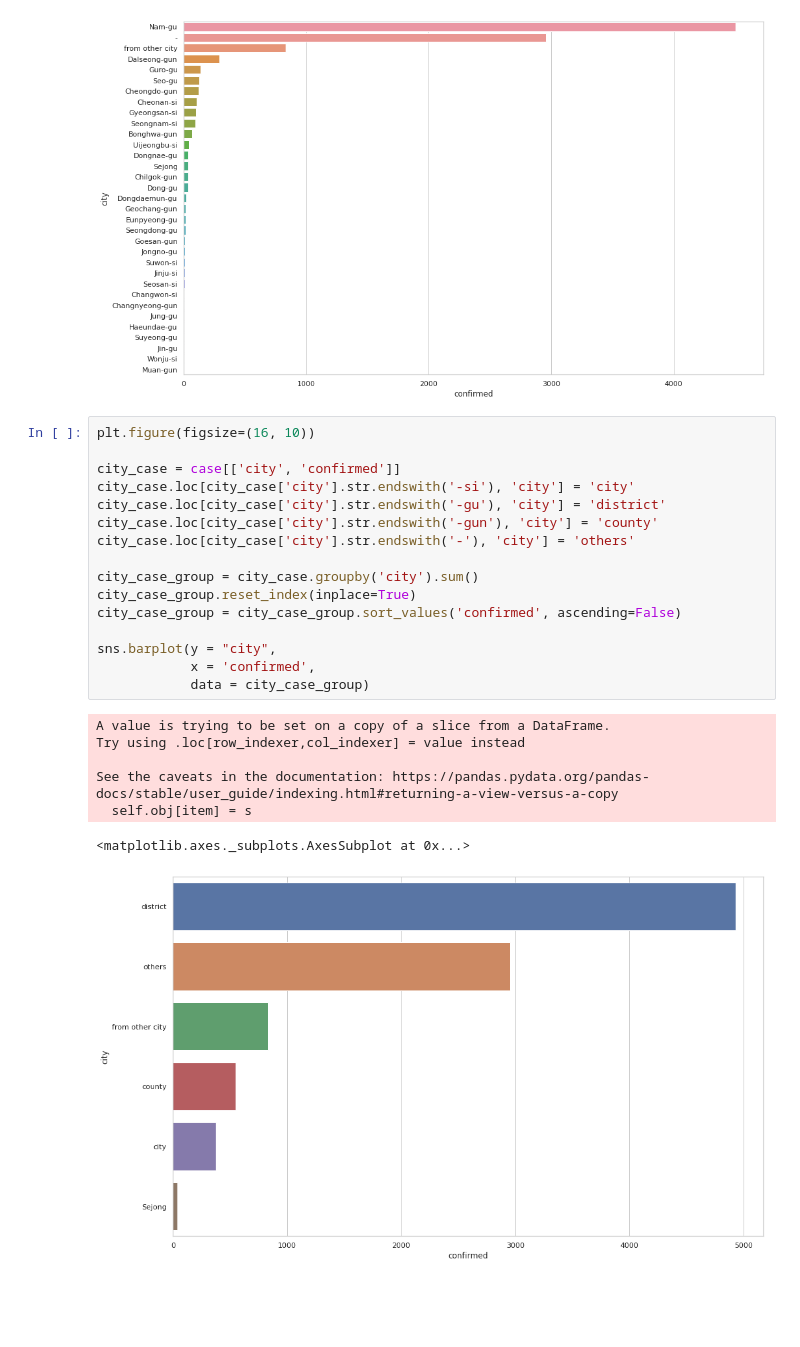
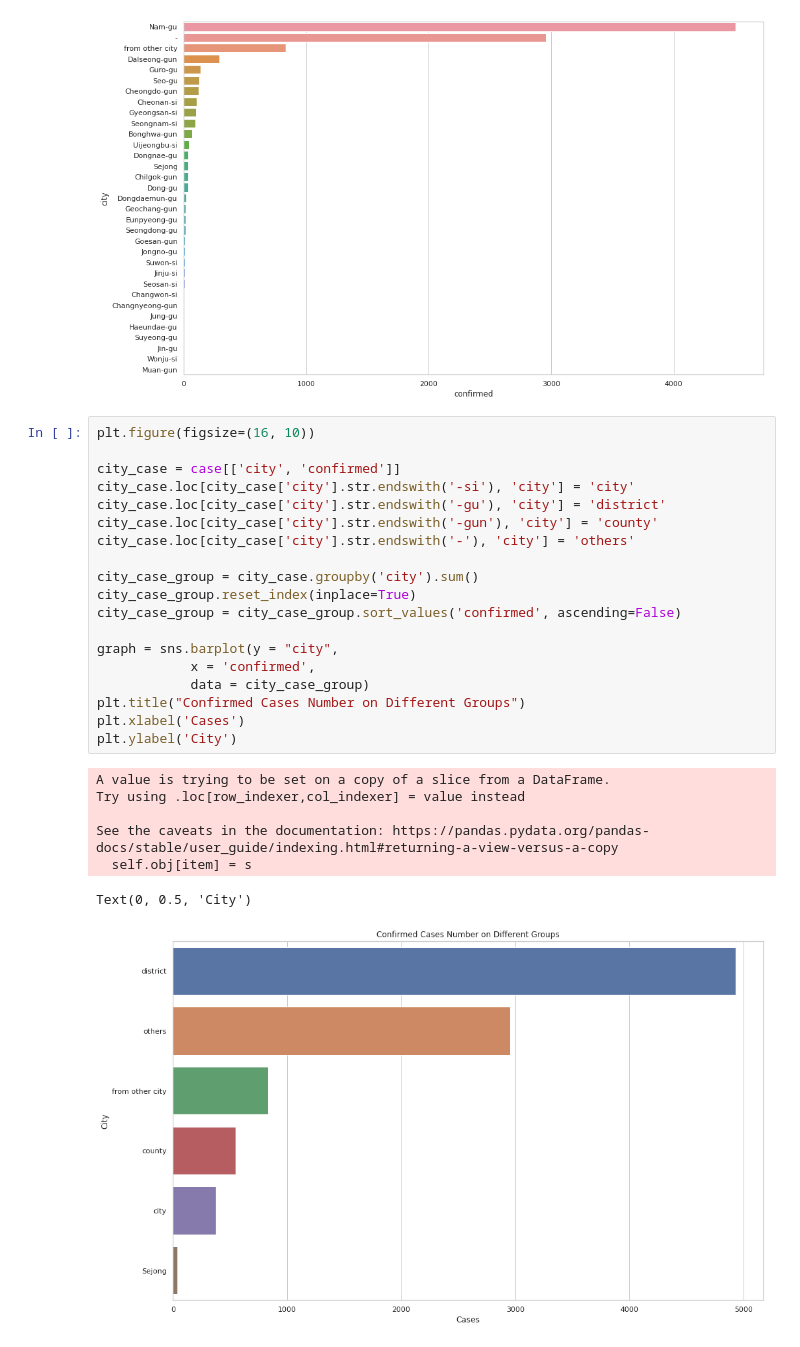
Before and after one commit to chitinglow/Covid19, a Jupyter notebook: COVID19_Exploratory_Analysis.ipynb, the cells around one changed output. Saved outputs shown, nothing was run; the diff lists cells and outputs as text; blank space fills up the shorter version.

```diff
--- a/COVID19_Exploratory_Analysis.ipynb
+++ b/COVID19_Exploratory_Analysis.ipynb
@@ -683,24 +683,27 @@ sns.barplot(y = "city",
 # %%
 plt.figure(figsize=(16, 10))
 
 city_case = case[['city', 'confirmed']]
 city_case.loc[city_case['city'].str.endswith('-si'), 'city'] = 'city'
 city_case.loc[city_case['city'].str.endswith('-gu'), 'city'] = 'district'
 city_case.loc[city_case['city'].str.endswith('-gun'), 'city'] = 'county'
 city_case.loc[city_case['city'].str.endswith('-'), 'city'] = 'others'
 
 city_case_group = city_case.groupby('city').sum()
 city_case_group.reset_index(inplace=True)
 city_case_group = city_case_group.sort_values('confirmed', ascending=False)
 
-sns.barplot(y = "city",
+graph = sns.barplot(y = "city",
             x = 'confirmed',
             data = city_case_group)
+plt.title("Confirmed Cases Number on Different Groups")
+plt.xlabel('Cases')
+plt.ylabel('City')
 # %% [output]
 A value is trying to be set on a copy of a slice from a DataFrame.
 Try using .loc[row_indexer,col_indexer] = value instead
 
 See the caveats in the documentation: https://pandas.pydata.org/pandas-docs/stable/user_guide/indexing.html#returning-a-view-versus-a-copy
   self.obj[item] = s
-<matplotlib.axes._subplots.AxesSubplot at 0x...>
+Text(0, 0.5, 'City')
-[figure, old version]
+[figure, new version]
```
Also changed, not shown: parts of 4 cells of this notebook.
